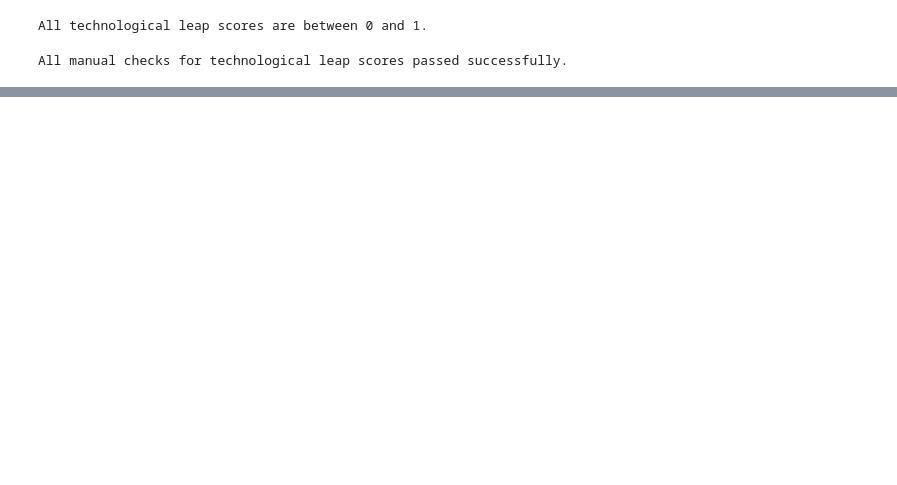
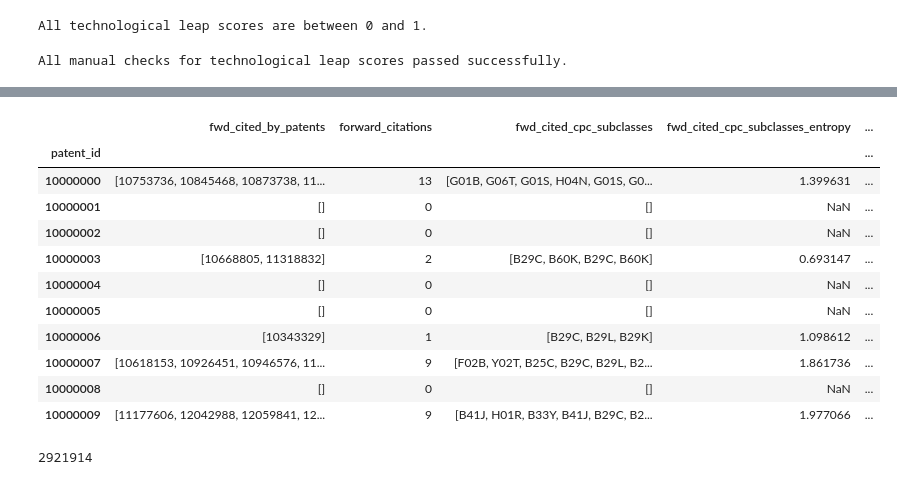
Before and after one commit to koacow/glob-s-RA, a Jupyter notebook: patents/calculate_measures.ipynb, the cells around one changed output, grey strips where cells are left out. Cells and saved outputs as stored; diff of their text form; code cells hidden in the pictures; blank space fills up the shorter version.

```diff
--- a/patents/calculate_measures.ipynb
+++ b/patents/calculate_measures.ipynb
@@ -610,0 +688,19 @@ Number of patents in the output dataset matches the number of patents in the inp
+# %%
+patent_fwd_citations["fwd_cited_by_patents"] = patent_fwd_citations["fwd_cited_by_patents"].apply(
+    lambda x: [] if isinstance(x, float) and pd.isna(x) else x
+)
+# %%
+import numpy as np
+def get_fwd_citation_cpc_subclasses(fwd_citation_patent_ids):
+    if not fwd_citation_patent_ids:
+        return []
+    cpc_subclasses = []
+    for patent_id in fwd_citation_patent_ids:
+        cpc_subclass = cpc_subclasses_dict.get(patent_id, {})
+        if not cpc_subclass or (isinstance(cpc_subclass, float) and np.isnan(cpc_subclass)):
+            continue
+        cpc_subclasses.extend(cpc_subclass)
+    return list(cpc_subclasses)
+
+patent_fwd_citations["fwd_cited_cpc_subclasses"] = patent_fwd_citations["fwd_cited_by_patents"].apply(get_fwd_citation_cpc_subclasses)
+patent_fwd_citations.head()
@@ -610,0 +715,11 @@ Number of patents in the output dataset matches the number of patents in the inp
+# %%
+def calculate_entropy(fwd_cited_cpc_subclasses):
+    if not fwd_cited_cpc_subclasses:
+        return np.nan
+    counts = pd.Series(fwd_cited_cpc_subclasses).value_counts()
+    probabilities = counts / counts.sum()
+    entropy = -np.sum(probabilities * np.log(probabilities))
+    return entropy
+
+patent_fwd_citations["fwd_cited_cpc_subclasses_entropy"] = patent_fwd_citations["fwd_cited_cpc_subclasses"].apply(calculate_entropy)
+patent_fwd_citations.head()
@@ -610,0 +734,26 @@ Number of patents in the output dataset matches the number of patents in the inp
+# %%
+def calculate_fwd_citation_impact_score(row):
+    if np.isnan(row["fwd_cited_cpc_subclasses_entropy"]):
+        return np.nan
+    else:
+        return row["fwd_cited_cpc_subclasses_entropy"] * row["forward_citations"]
+
+patent_fwd_citations["fwd_citation_impact_score"] = patent_fwd_citations.apply(calculate_fwd_citation_impact_score, axis=1)
+patent_fwd_citations.head(10)
+# %% [output]
+|  | fwd_cited_by_patents | forward_citations | fwd_cited_cpc_subclasses | fwd_cited_cpc_subclasses_entropy | ... |
+| patent_id |  |  |  |  | ... |
+| 10000000 | [10753736, 10845468, 10873738, 11... | 13 | [G01B, G06T, G01S, H04N, G01S, G0... | 1.399631 | ... |
+| 10000001 | [] | 0 | [] | NaN | ... |
+| 10000002 | [] | 0 | [] | NaN | ... |
+| 10000003 | [10668805, 11318832] | 2 | [B29C, B60K, B29C, B60K] | 0.693147 | ... |
+| 10000004 | [] | 0 | [] | NaN | ... |
+| 10000005 | [] | 0 | [] | NaN | ... |
+| 10000006 | [10343329] | 1 | [B29C, B29L, B29K] | 1.098612 | ... |
+| 10000007 | [10618153, 10926451, 10946576, 11... | 9 | [F02B, Y02T, B25C, B29C, B29L, B2... | 1.861736 | ... |
+| 10000008 | [] | 0 | [] | NaN | ... |
+| 10000009 | [11177606, 12042988, 12059841, 12... | 9 | [B41J, H01R, B33Y, B41J, B29C, B2... | 1.977066 | ... |
+# %%
+patent_fwd_citations["fwd_citation_impact_score"].isna().sum()
+# %% [output]
+2921914
```
Also changed, not shown: parts of 25 cells of this notebook.
